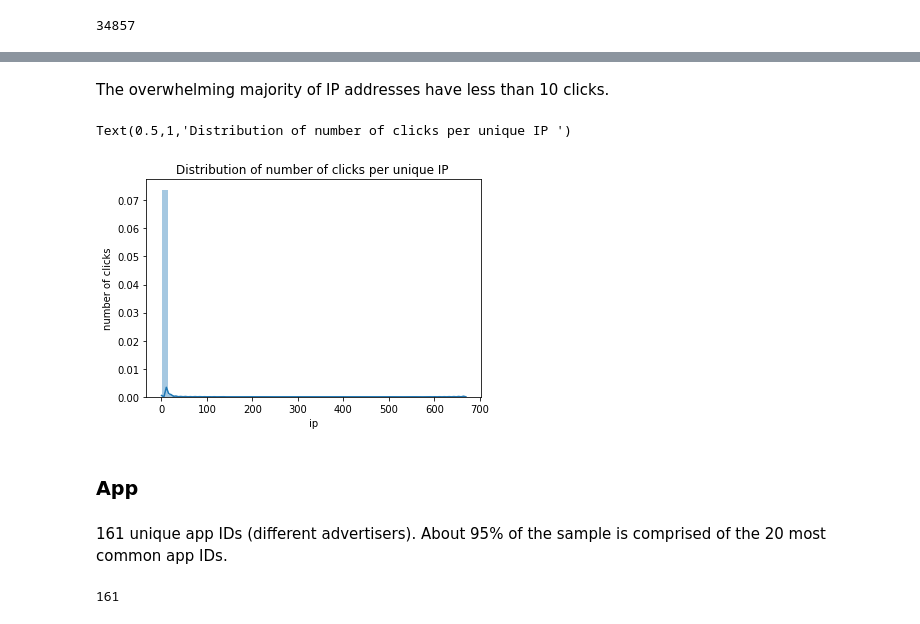
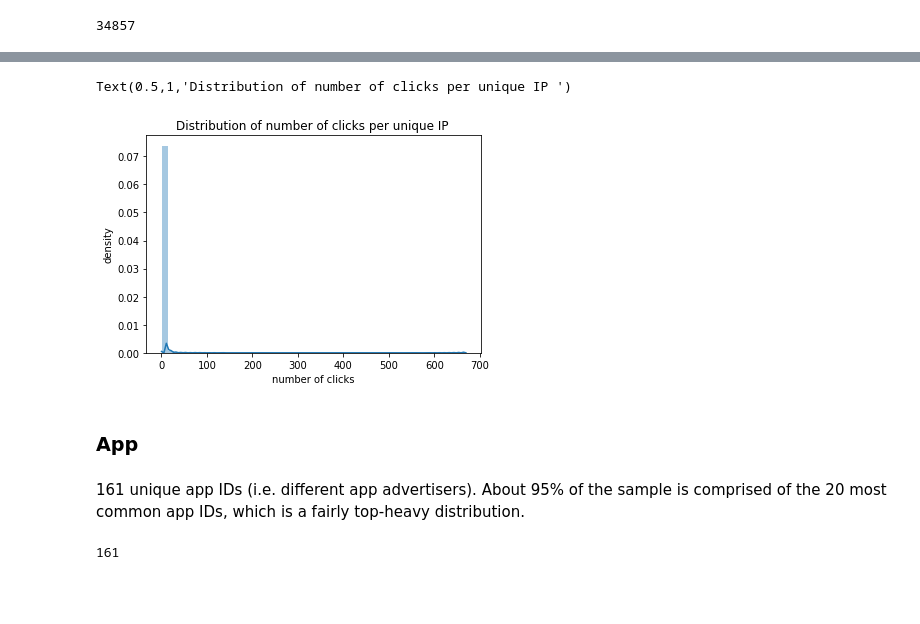
Before and after one commit to SKhubba/adfraud_detection, a Jupyter notebook: EDA.ipynb, the cells around one changed output, grey strips where cells are left out. Drawn from its saved outputs; the diff is of its cells as text; code cells hidden in the pictures; blank space fills up the shorter version.

```diff
--- a/EDA.ipynb
+++ b/EDA.ipynb
@@ -60,16 +55,15 @@ Text(0.5,1,'Number of clicks per IP')
-# %% [markdown]
-The overwhelming majority of IP addresses have less than 10 clicks.
 # %%
 plot = sns.distplot(df['ip'].value_counts())
-plot.set(ylabel = 'number of clicks')
+plot.set(ylabel = 'density')
+plot.set(xlabel = 'number of clicks')
 plot.set_title("Distribution of number of clicks per unique IP ")
 # %% [output]
 Text(0.5,1,'Distribution of number of clicks per unique IP ')
-[figure, old version]
+[figure, new version]
 # %% [markdown]
 ### App
 # %% [markdown]
-161 unique app IDs (different advertisers). About 95% of the sample is comprised of the 20 most common app IDs.
+161 unique app IDs (i.e. different app advertisers). About 95% of the sample is comprised of the 20 most common app IDs, which is a fairly top-heavy distribution.
 # %%
 len(df['app'].value_counts())
 # %% [output]
```
Also changed, not shown: parts of 16 cells of this notebook.
